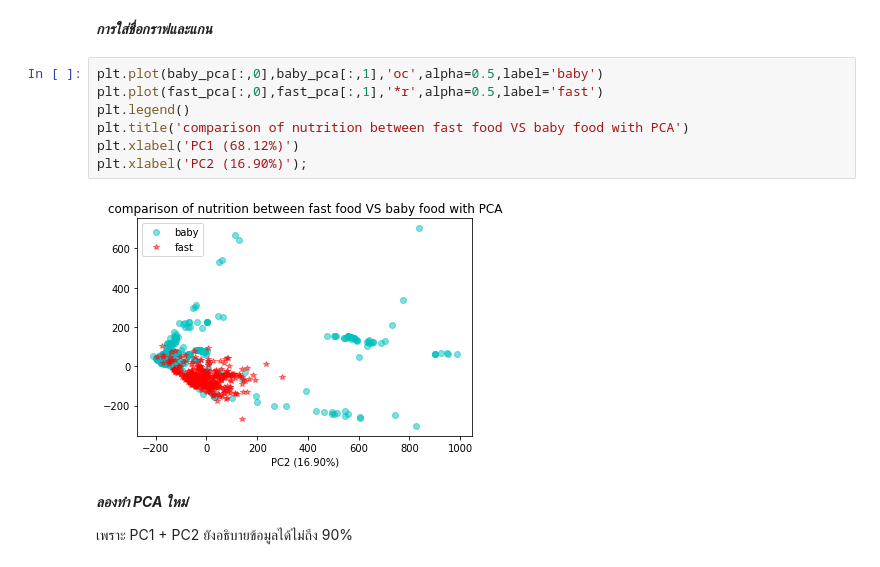
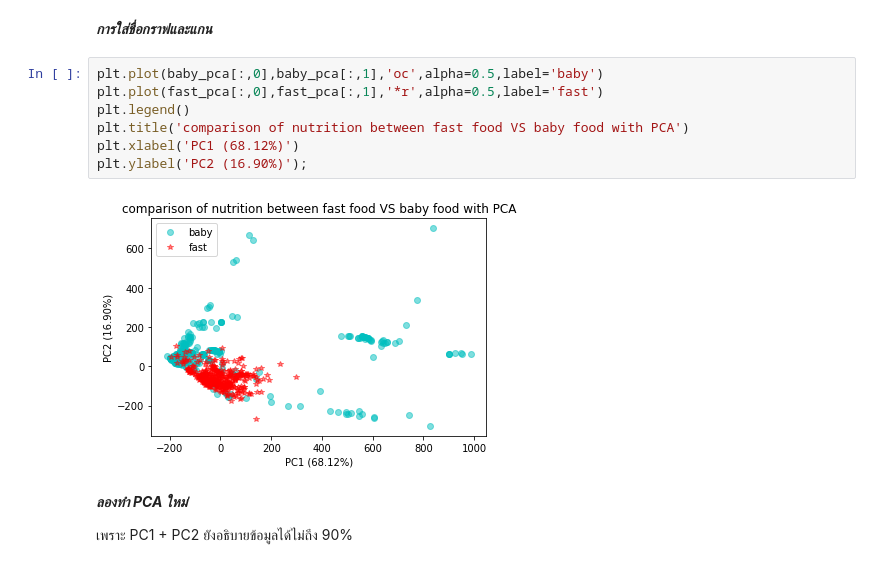
Before and after one commit to kittimaxz/multivariate, a Jupyter notebook: Chapter3_PCA_.ipynb, the cells around one changed output. Saved outputs shown, nothing was run; the diff lists cells and outputs as text.

```diff
--- a/Chapter3_PCA_.ipynb
+++ b/Chapter3_PCA_.ipynb
@@ -824,12 +824,12 @@ array([0.68119676, 0.16898343])
 # %%
 plt.plot(baby_pca[:,0],baby_pca[:,1],'oc',alpha=0.5,label='baby')
 plt.plot(fast_pca[:,0],fast_pca[:,1],'*r',alpha=0.5,label='fast')
 plt.legend()
 plt.title('comparison of nutrition between fast food VS baby food with PCA')
 plt.xlabel('PC1 (68.12%)')
-plt.xlabel('PC2 (16.90%)');
+plt.ylabel('PC2 (16.90%)');
 # %% [output]
-[figure, old version]
+[figure, new version]
 # %% [markdown]
 ***ลองทำ PCA ใหม่***
 
```
